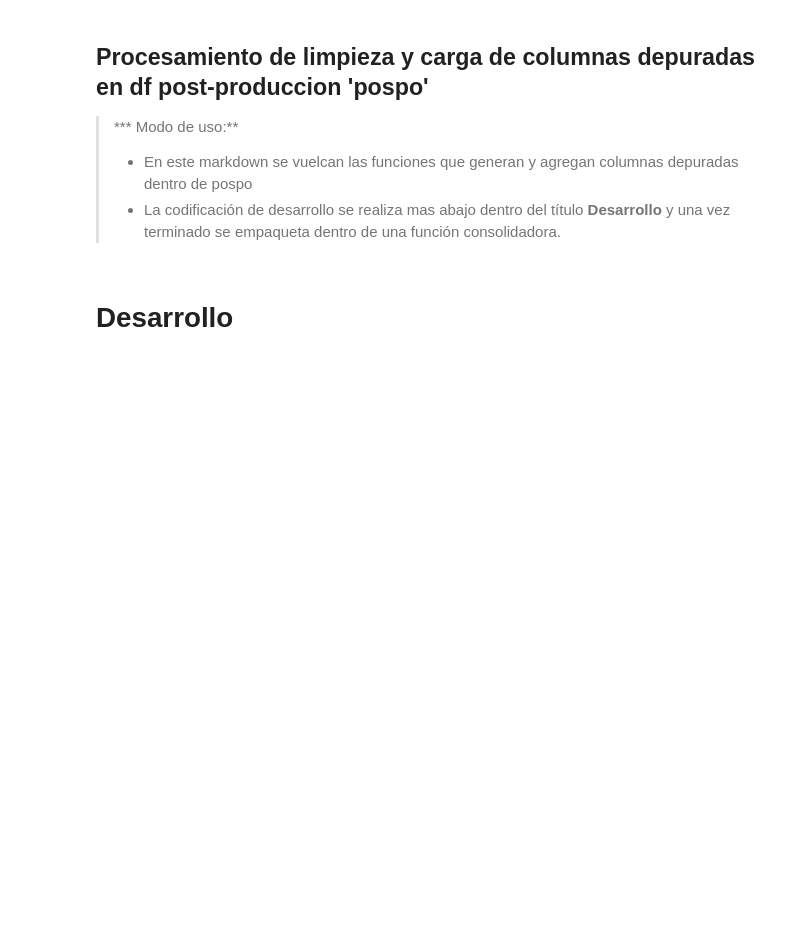
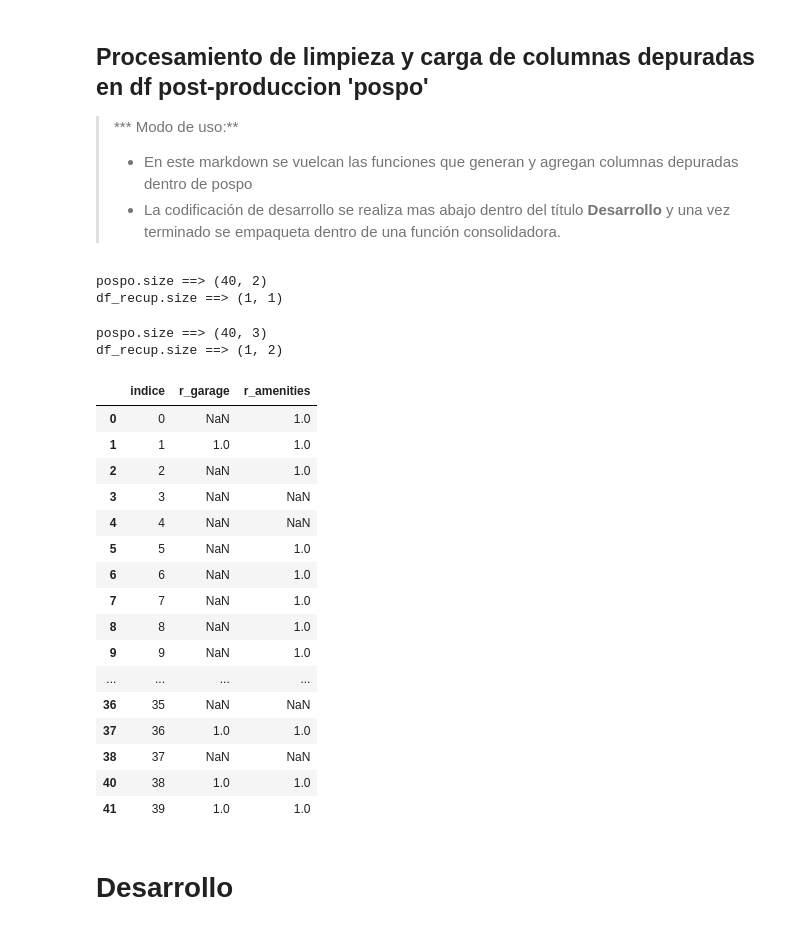
Before and after one commit to capereiro/practicoDesafio.01, a Jupyter notebook: nbs/CP_desarrollo.ipynb, the cells around one changed output. Drawn from its saved outputs; the diff is of its cells as text; code cells hidden in the pictures; blank space fills up the shorter version.

Commit message:
Se incluye garage y amenities como caracteristica

```diff
--- a/nbs/CP_desarrollo.ipynb
+++ b/nbs/CP_desarrollo.ipynb
@@ -115,0 +112,64 @@ df_recup.shape
+# %%
+def recuperar_garage(pospo, recup):
+    pattern = r"(garage)|(cochera)" # garage
+    df1 = g3.busca_claves(pattern,'description',df.head(ca_filas)) # Para trabajar con un DF acotado
+    df2 = g3.obtener_df_indexado_booleano(df1, 'r_garage') # Genera DF acotado con los valores recuperados unicamente
+
+    df3 = g3.busca_claves(pattern,'title',df.head(ca_filas))
+    df4 = g3.obtener_df_indexado_booleano(df3, 'r_garage')
+
+    df5 = pd.concat([df2,df4]).sort_values('indice')
+
+    recup = g3.registrar_recupero(len(df5),'r_garage', recup)
+
+    pospo = pd.merge(pospo, df5,on='indice', how='left').drop_duplicates(['indice'],keep='last')
+    return pospo, recup
+# %%
+pospo, df_recup = recuperar_garage(pospo, df_recup)
+print('pospo.size ==> ' + str(pospo.shape))
+print('df_recup.size ==> ' + str(df_recup.shape))
+# %% [output]
+pospo.size ==> (40, 2)
+df_recup.size ==> (1, 1)
+# %%
+def recuperar_amenities(pospo, recup):
+    pattern = r"(pileta)|(piscina)|(SUM)|(laundry)|(lavadero)|(terraza)|(solarium)|(baulera)|(sauna)|(gimnasio)|(salon de usos multiples)|(cochera)|(garage)|(gim)|(gym)" # garage
+    df1 = g3.busca_claves(pattern,'description',df.head(ca_filas)) # Para trabajar con un DF acotado
+    df2 = g3.obtener_df_indexado_booleano(df1, 'r_amenities') # Genera DF acotado con los valores recuperados unicamente
+
+    df3 = g3.busca_claves(pattern,'title',df.head(ca_filas))
+    df4 = g3.obtener_df_indexado_booleano(df3, 'r_amenities')
+
+    df5 = pd.concat([df2,df4]).sort_values('indice')
+
+    recup = g3.registrar_recupero(len(df5),'r_amenities', recup)
+
+    pospo = pd.merge(pospo, df5,on='indice', how='left').drop_duplicates(['indice'],keep='last')
+    return pospo, recup
+# %%
+pospo, df_recup = recuperar_amenities(pospo, df_recup)
+print('pospo.size ==> ' + str(pospo.shape))
+print('df_recup.size ==> ' + str(df_recup.shape))
+# %% [output]
+pospo.size ==> (40, 3)
+df_recup.size ==> (1, 2)
+# %%
+pospo
+# %% [output]
+|  | indice | r_garage | r_amenities |
+| 0 | 0 | NaN | 1.0 |
+| 1 | 1 | 1.0 | 1.0 |
+| 2 | 2 | NaN | 1.0 |
+| 3 | 3 | NaN | NaN |
+| 4 | 4 | NaN | NaN |
+| 5 | 5 | NaN | 1.0 |
+| 6 | 6 | NaN | 1.0 |
+| 7 | 7 | NaN | 1.0 |
+| 8 | 8 | NaN | 1.0 |
+| 9 | 9 | NaN | 1.0 |
+| ... | ... | ... | ... |
+| 36 | 35 | NaN | NaN |
+| 37 | 36 | 1.0 | 1.0 |
+| 38 | 37 | NaN | NaN |
+| 40 | 38 | 1.0 | 1.0 |
+| 41 | 39 | 1.0 | 1.0 |
```
Also changed, not shown: parts of 19 cells of this notebook, 2 other files.
